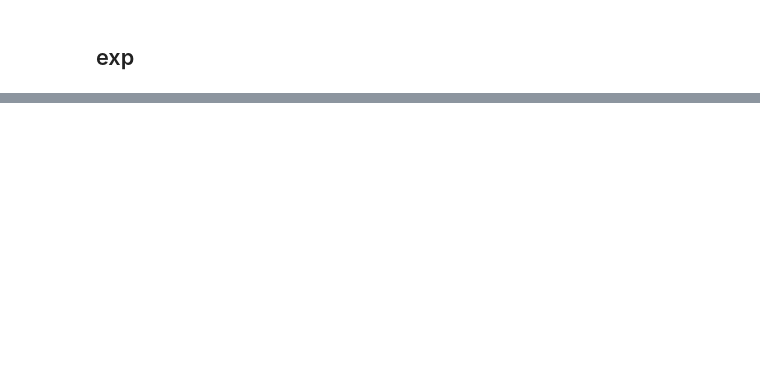
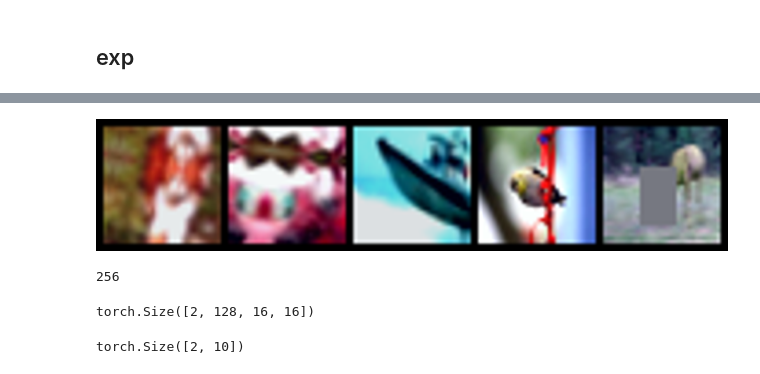
Before and after one commit to ajkdrag/object-detection-impl, a Jupyter notebook: notebooks/exp.ipynb, the cells around one changed output, grey strips where cells are left out. Drawn from its saved outputs; the diff is of its cells as text; code cells hidden in the pictures; blank space fills up the shorter version.

```diff
--- a/notebooks/exp.ipynb
+++ b/notebooks/exp.ipynb
@@ -222,0 +172,16 @@ torch.Size([2, 10, 5, 5])
+# %%
+cb._make_grid(first['image'][:5], fp=None, normalize=True, save=False)
+# %% [output]
+[figure, added]
+# %%
+model_ = LeNetV6(cfg)
+# %% [output]
+256
+# %%
+model_.stem(ip).shape
+# %% [output]
+torch.Size([2, 128, 16, 16])
+# %%
+model_(ip).shape
+# %% [output]
+torch.Size([2, 10])
```
Also changed, not shown: parts of 64 cells of this notebook, 58 other files.
